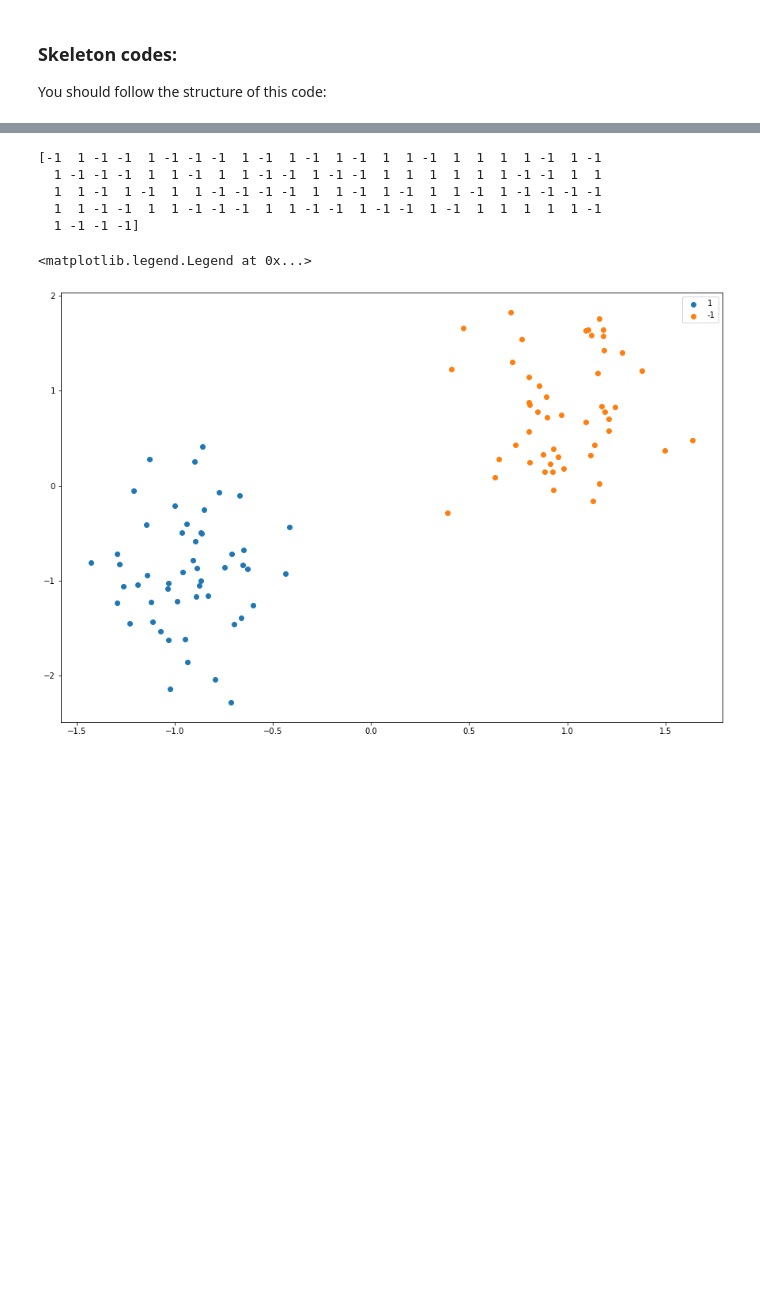
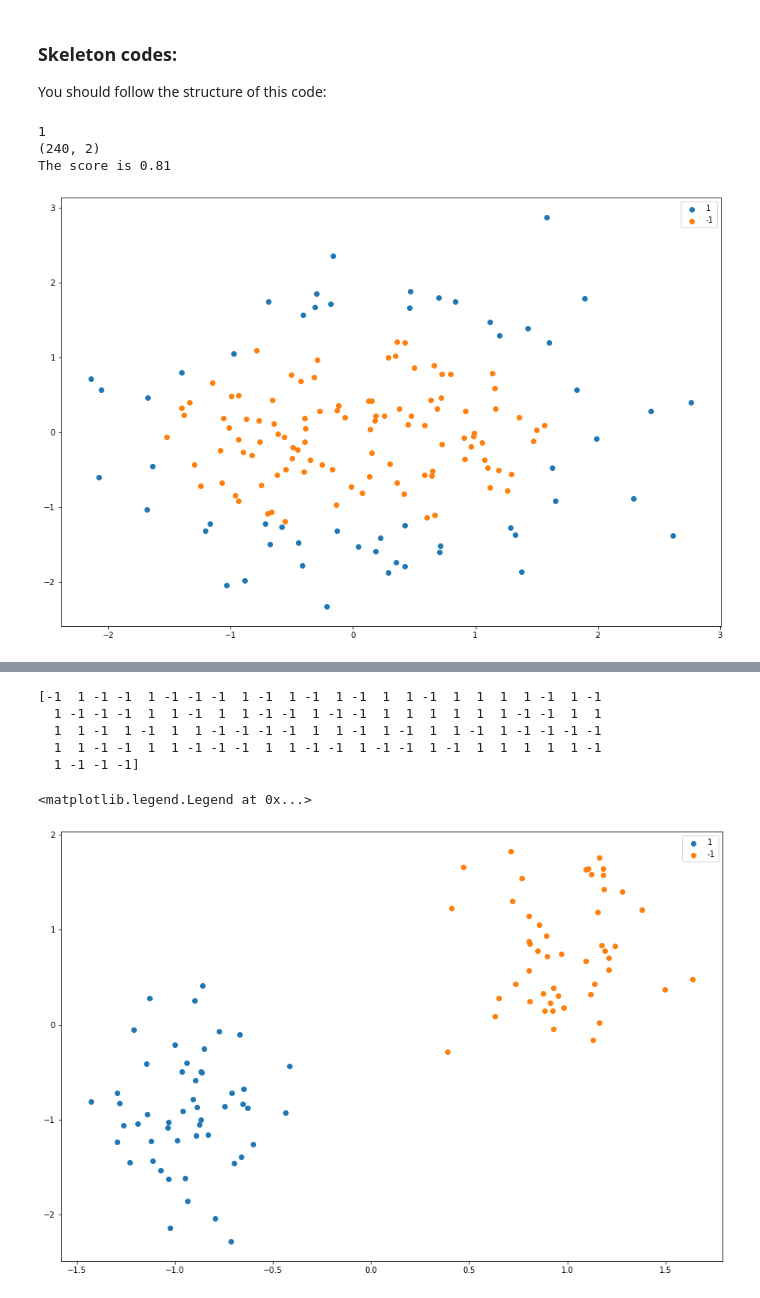
Before and after one commit to LiurongLin/IML_2022, a Jupyter notebook: Assignment1-code_LLin.ipynb, the cells around one changed output, grey strips where cells are left out. Saved outputs shown, nothing was run; the diff lists cells and outputs as text; code cells hidden in the pictures; blank space fills up the shorter version.

```diff
--- a/Assignment1-code_LLin.ipynb
+++ b/Assignment1-code_LLin.ipynb
@@ -266,4 +285,11 @@ def run(dataset,classifier, lr = 0.001, max_iter = 8, n_esti = 100):
     plt.legend()
 
     pass
+# %%
+run(3, Perceptron)
+# %% [output]
+1
+(240, 2)
+The score is 0.81
+[figure, added]
 # %%
```
Also changed, not shown: parts of 5 cells of this notebook.
